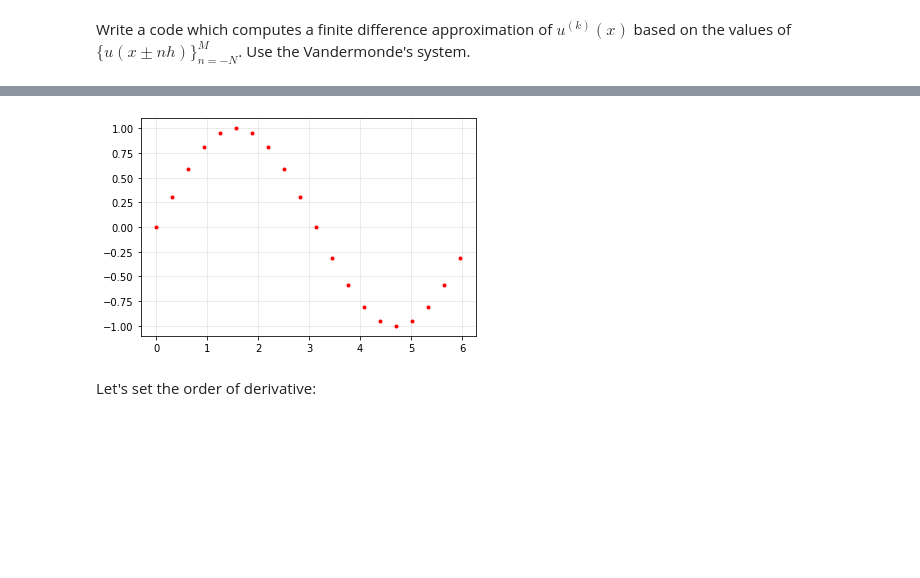
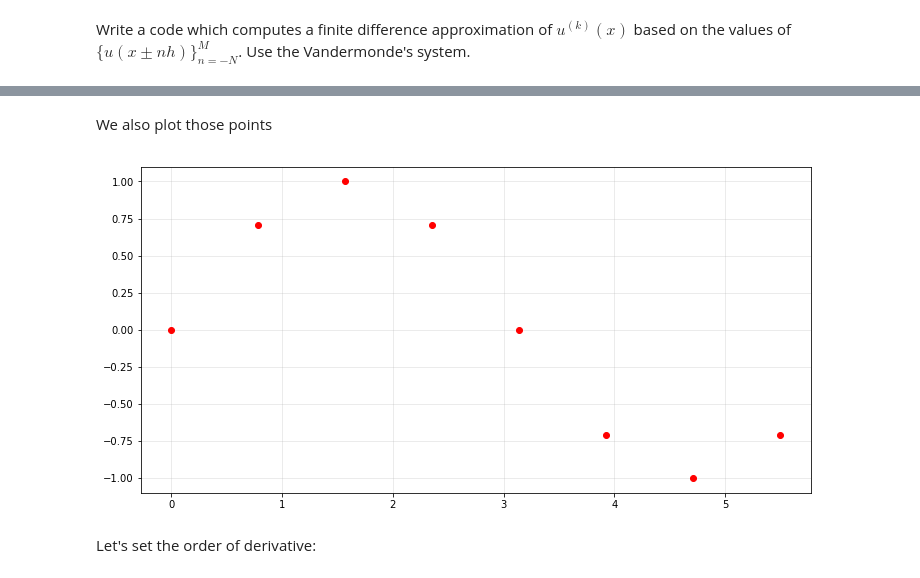
Before and after one commit to Nummulit/numerical-differential-eq, a Jupyter notebook: finite_differences_first_try.ipynb, the cells around one changed output, grey strips where cells are left out. Saved outputs shown, nothing was run; the diff lists cells and outputs as text; code cells hidden in the pictures; blank space fills up the shorter version.

```diff
--- a/finite_differences_first_try.ipynb
+++ b/finite_differences_first_try.ipynb
@@ -5,3 +6,6 @@ import scipy
+# %%
+matplotlib.rcParams['figure.figsize'] = [12, 6]
+matplotlib.rc('font', family='Lato', size=16)
 # %% [markdown]
 ## All-powerful finite difference calculator
 # %% [markdown]
@@ -10,18 +18,19 @@ Write a code which computes a finite difference approximation of $u^{(k)}(x)$ ba
 N = 0
 M = 2 * np.pi
 # %%
-h = np.pi / 10
+h = np.pi / 4
 # %%
 stencil = np.arange(N, M, h)
 # %%
 y = lambda x : np.sin(x)
+# %% [markdown]
+We also plot those points
 # %%
-# Plotting the stencil
-plt.plot(stencil, y(stencil), 'r.')
+plt.plot(stencil, y(stencil), 'ro')
 plt.grid(alpha=0.3)
 plt.show()
 # %% [output]
-[figure, old version]
+[figure, new version]
 # %% [markdown]
 Let's set the order of derivative:
 # %%
```
Also changed, not shown: parts of 44 cells of this notebook, 1 other file.
